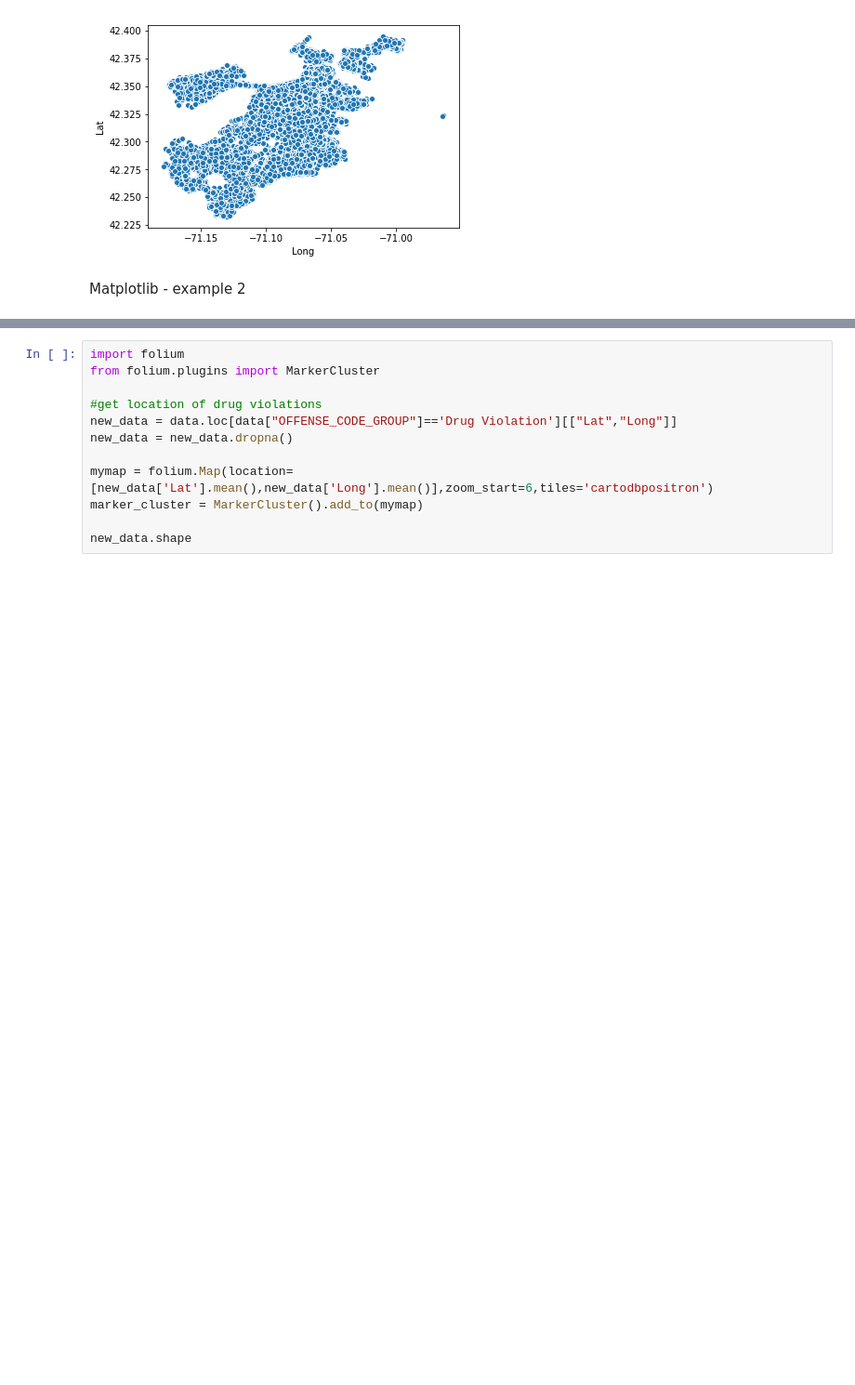
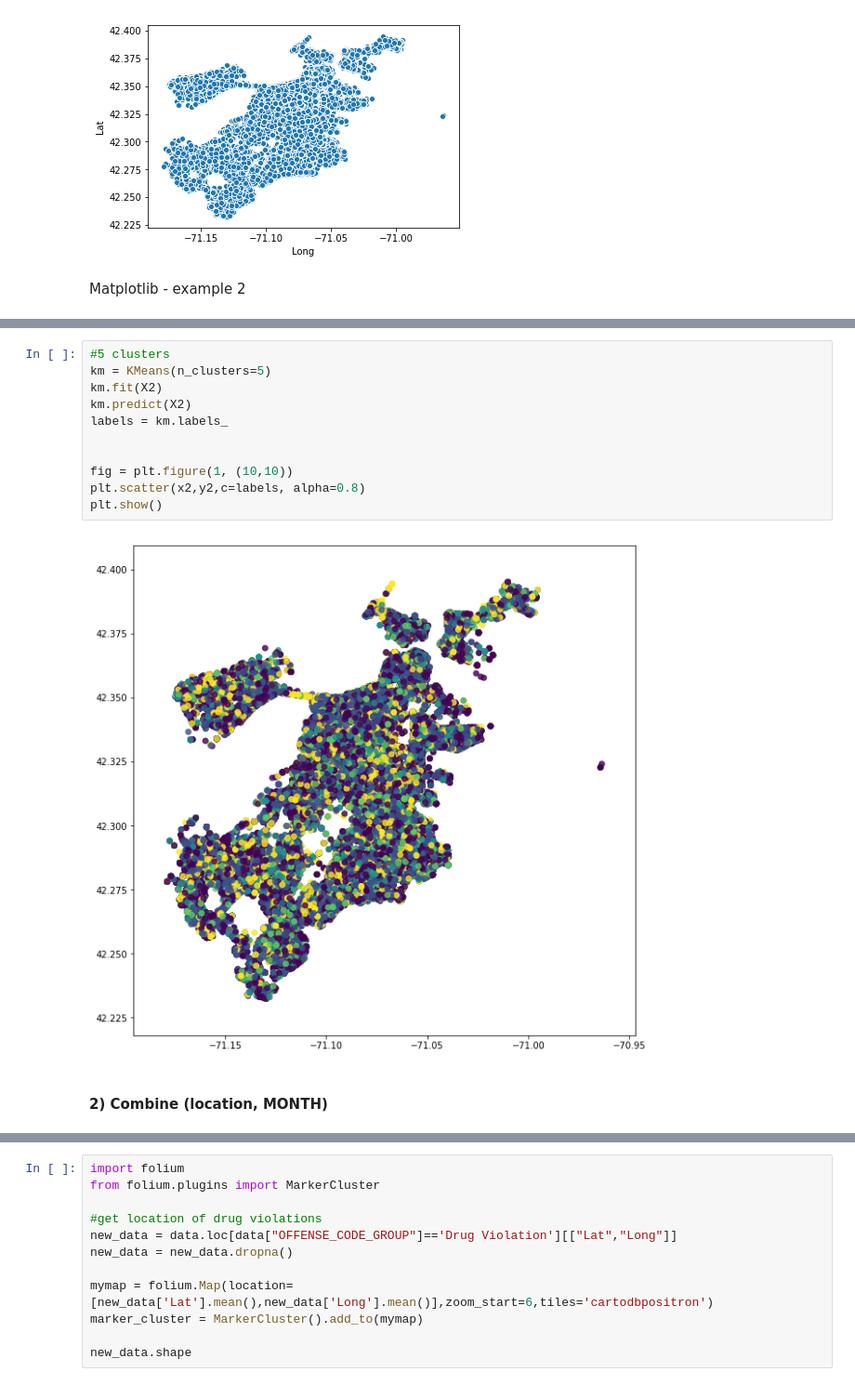
Before and after one commit to errikosg/Data-Analysis_Boston-Crimes, a Jupyter notebook: exercise.ipynb, the cells around one changed output, grey strips where cells are left out. Shown at 93% size. Cells and saved outputs as stored; diff of their text form; blank space fills up the shorter version.

```diff
--- a/exercise.ipynb
+++ b/exercise.ipynb
@@ -439,0 +445,15 @@ plt.show()
+# %%
+#5 clusters
+km = KMeans(n_clusters=5)
+km.fit(X2)
+km.predict(X2)
+labels = km.labels_
+
+
+fig = plt.figure(1, (10,10))
+plt.scatter(x2,y2,c=labels, alpha=0.8)
+plt.show()
+# %% [output]
+[figure, added]
+# %% [markdown]
+#### 2) Combine (location, MONTH)
```
Also changed, not shown: parts of 18 cells of this notebook.
